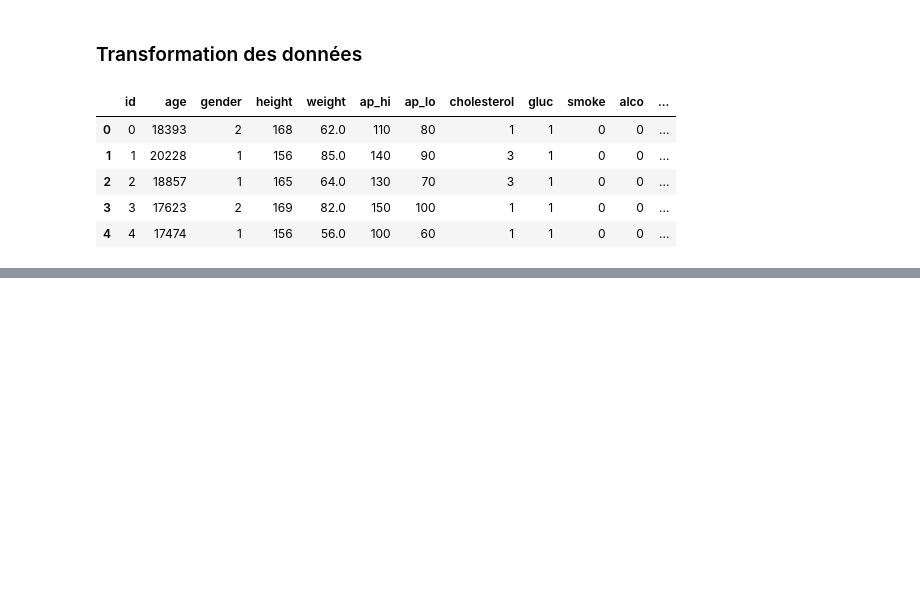
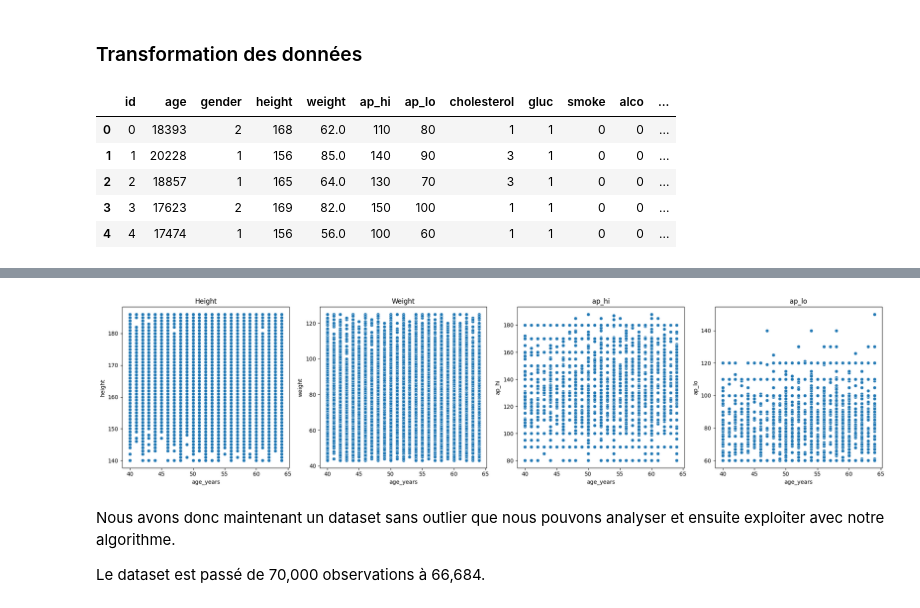
Before and after one commit to abderraouf-metidji/cardio-vasc-risks, a Jupyter notebook: analyse_exploratoire.ipynb, the cells around one changed output, grey strips where cells are left out. Cells and saved outputs as stored; diff of their text form; code cells hidden in the pictures; blank space fills up the shorter version.

```diff
--- a/analyse_exploratoire.ipynb
+++ b/analyse_exploratoire.ipynb
@@ -109,0 +178,20 @@ Nous transformons dans un premier temps la colonne age qui est exprimée en jour
+# %%
+fig, axs = plt.subplots(1, 4, figsize=(20, 5))
+
+sns.scatterplot(x='age_years', y='height', data=df, ax=axs[0])
+axs[0].set_title('Height')
+sns.scatterplot(x='age_years', y='weight', data=df, ax=axs[1])
+axs[1].set_title('Weight')
+sns.scatterplot(x='age_years', y='ap_hi', data=df, ax=axs[2])
+axs[2].set_title('ap_hi')
+sns.scatterplot(x='age_years', y='ap_lo', data=df, ax=axs[3])
+axs[3].set_title('ap_lo')
+
+plt.tight_layout()
+plt.show()
+# %% [output]
+[figure, added]
+# %% [markdown]
+Nous avons donc maintenant un dataset sans outlier que nous pouvons analyser et ensuite exploiter avec notre algorithme.
+
+Le dataset est passé de 70,000 observations à 66,684.
```
Also changed, not shown: parts of 24 cells of this notebook, 1 other file.
